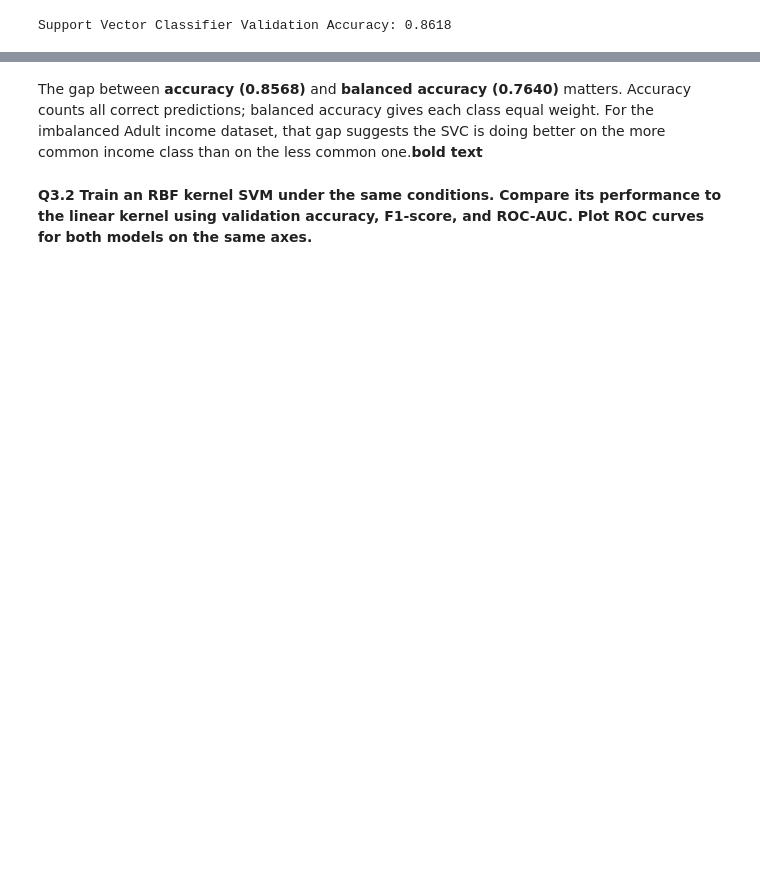
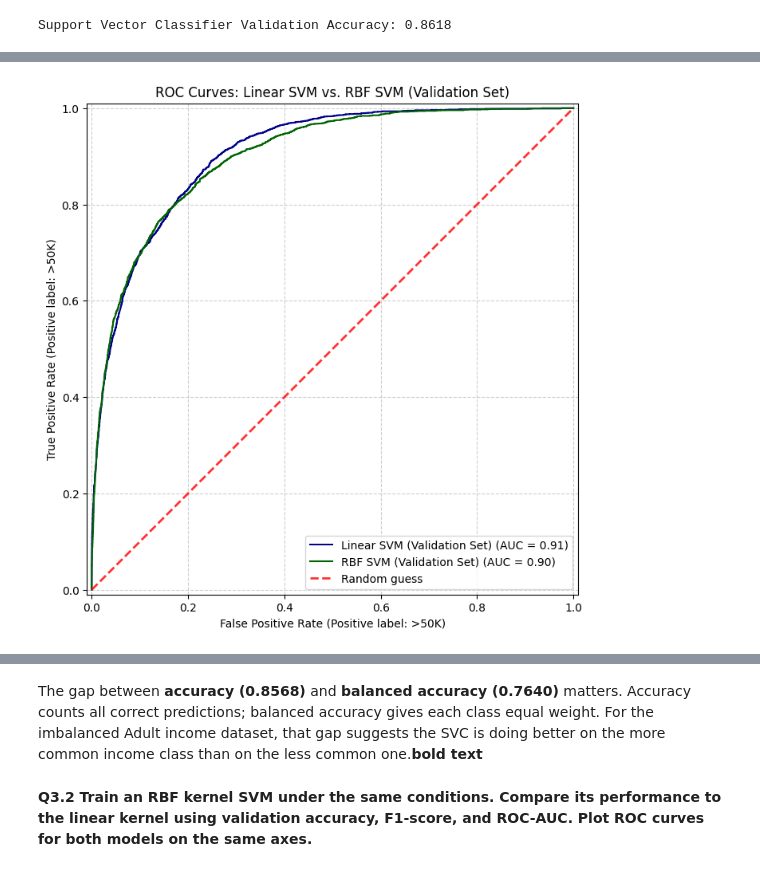
Before and after one commit to Artomic2020/Break_the_Universe, a Jupyter notebook: Assignment2_IDATG2208_26_AdultCensus.ipynb, the cells around one changed output, grey strips where cells are left out. Drawn from its saved outputs; the diff is of its cells as text; code cells hidden in the pictures; blank space fills up the shorter version.

```diff
--- a/Assignment2_IDATG2208_26_AdultCensus.ipynb
+++ b/Assignment2_IDATG2208_26_AdultCensus.ipynb
@@ -1332,11 +1333,12 @@ Name: proportion, dtype: float64
 from sklearn.pipeline import Pipeline
 from sklearn.svm import SVC
 from sklearn.metrics import accuracy_score
+from sklearn.base import clone
 
 # Create a pipeline with the preprocessor and a linear Support Vector Classifier (SVC)
 # probability=True is needed later for ROC curve plotting, but adds significant overhead.
 svm_pipeline_linear = Pipeline(steps=[
-    ('preprocessor', preprocessor),
+    ('preprocessor', clone(preprocessor)), # Use clone to ensure an independent preprocessor instance
     ('classifier', SVC(kernel='linear', random_state=42, probability=True))
 ])
 
@@ -1446,3 +1451,14 @@ accuracy_svm = accuracy_score(y_val, y_pred_val_svm)
 print(f"\nSupport Vector Classifier Validation Accuracy: {accuracy_svm:.4f}")
 # %% [output]
 Support Vector Classifier Validation Accuracy: 0.8618
+# %%
+svm_pipeline_linear.fit(X_train, y_train)
+
+print(
+    "Preprocessor produces:",
+    svm_pipeline_linear.named_steps['preprocessor'].transform(X_val).shape[1]
+)
+print(
+    "SVC expects:",
+    svm_pipeline_linear.named_steps['classifier'].n_features_in_
+)
@@ -1449,3 +1566,36 @@ Support Vector Classifier Validation Accuracy: 0.8618
+# %%
+import matplotlib.pyplot as plt
+from sklearn.metrics import RocCurveDisplay
+
+fig, ax = plt.subplots(figsize=(10, 8))
+
+# Plot ROC curve for Linear SVM (trained on subsample, evaluated on X_val)
+RocCurveDisplay.from_estimator(
+    svm_pipeline_linear,
+    X_val,
+    y_val,
+    name="Linear SVM (Validation Set)",
+    ax=ax,
+    color='darkblue'
+)
+
+# Plot ROC curve for RBF SVM (trained on subsample, evaluated on X_val)
+RocCurveDisplay.from_estimator(
+    svm_pipeline_rbf,
+    X_val,
+    y_val,
+    name="RBF SVM (Validation Set)",
+    ax=ax,
+    color='darkgreen'
+)
+
+ax.plot([0, 1], [0, 1], linestyle='--', lw=2, color='red', label='Random guess', alpha=0.8)
+ax.set_title('ROC Curves: Linear SVM vs. RBF SVM (Validation Set)')
+ax.legend(loc='lower right')
+plt.grid(True, linestyle='--', alpha=0.6)
+plt.show()
+# %% [output]
+[figure, added]
 # %%
 # Evaluate SVM with cross-validation for accuracy
 svm_accuracy_scores = cross_val_score(
```
Also changed, not shown: parts of 21 cells of this notebook.
